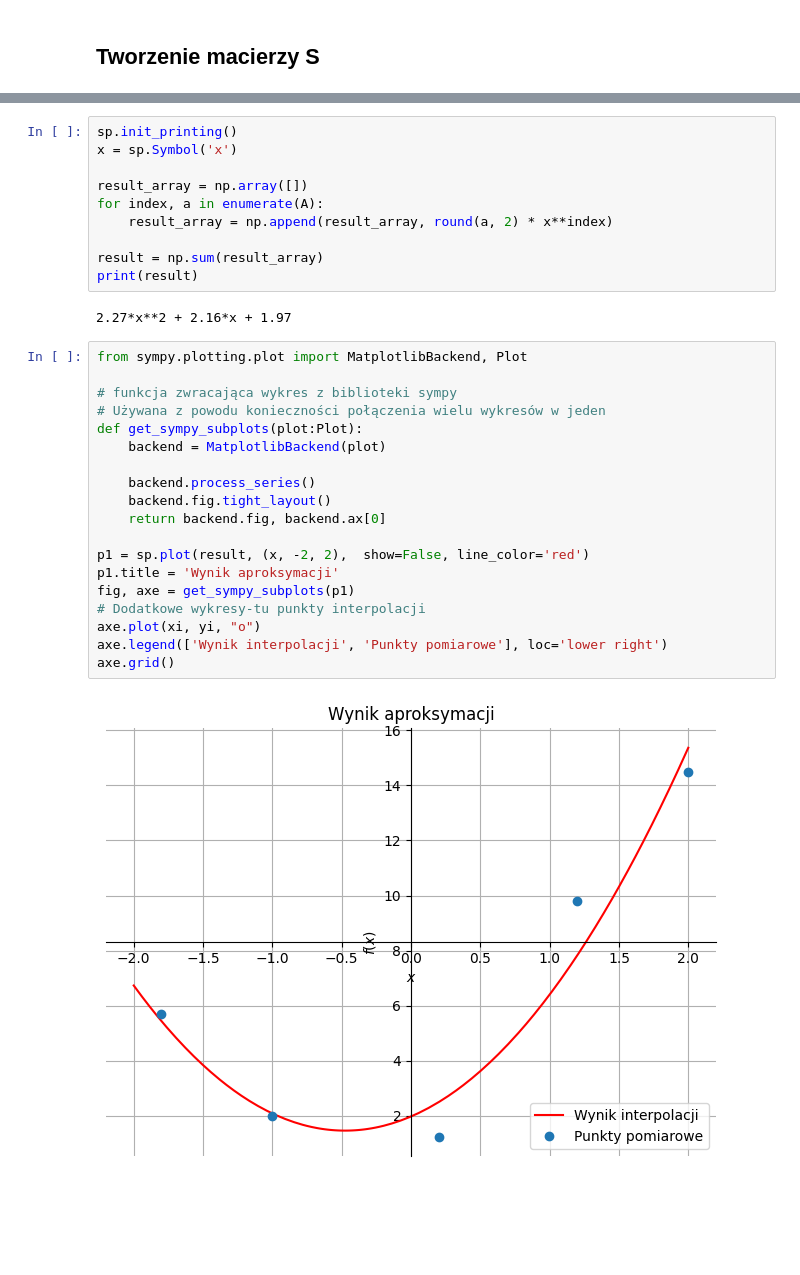
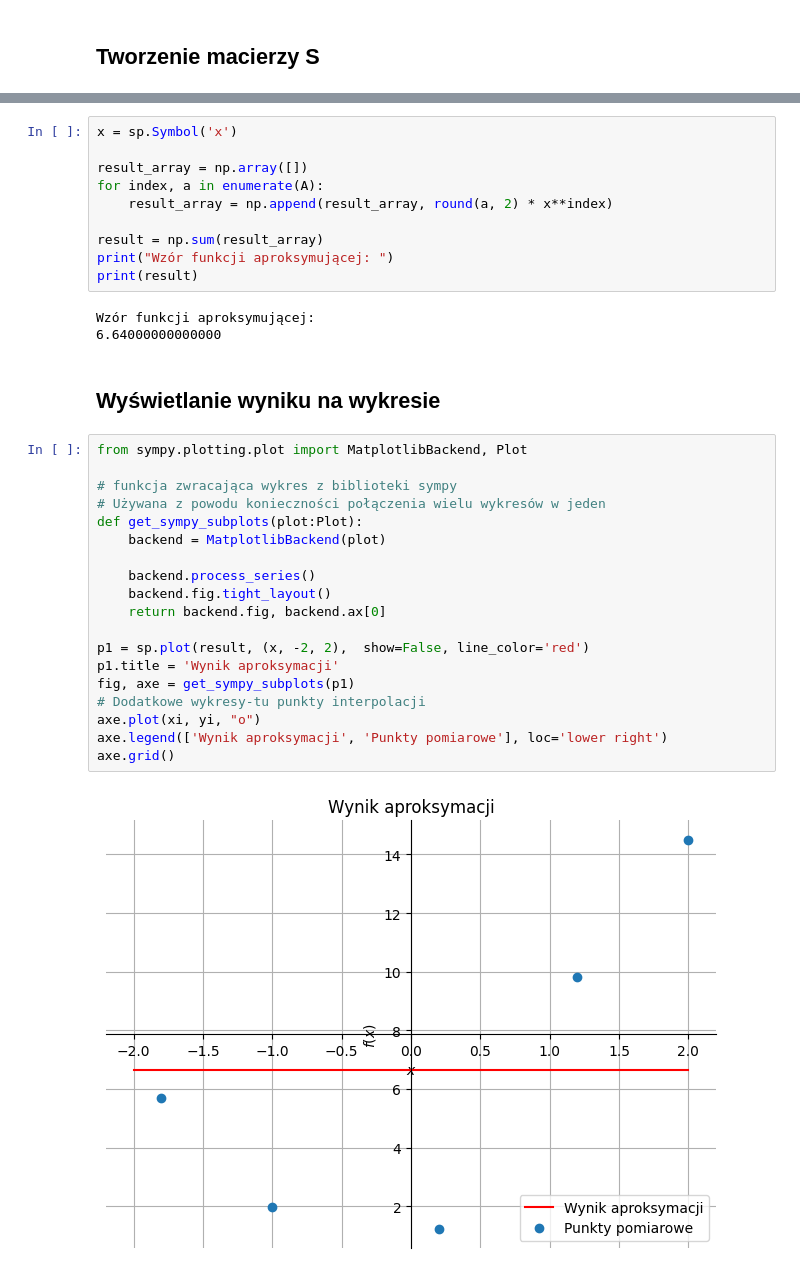
Before and after one commit to Kielx/approximation, a Jupyter notebook: approx.ipynb, the cells around one changed output, grey strips where cells are left out. Saved outputs shown, nothing was run; the diff lists cells and outputs as text; blank space fills up the shorter version.

```diff
--- a/approx.ipynb
+++ b/approx.ipynb
@@ -155,5 +185,4 @@ print(A)
 # %%
-sp.init_printing()
 x = sp.Symbol('x')
 
 result_array = np.array([])
@@ -161,27 +190,31 @@ for index, a in enumerate(A):
     result_array = np.append(result_array, round(a, 2) * x**index)
 
 result = np.sum(result_array)
+print("Wzór funkcji aproksymującej: ")
 print(result)
 # %% [output]
-2.27*x**2 + 2.16*x + 1.97
+Wzór funkcji aproksymującej:
+6.64000000000000
+# %% [markdown]
+## Wyświetlanie wyniku na wykresie
 # %%
 from sympy.plotting.plot import MatplotlibBackend, Plot
 
 # funkcja zwracająca wykres z biblioteki sympy
 # Używana z powodu konieczności połączenia wielu wykresów w jeden
 def get_sympy_subplots(plot:Plot):
     backend = MatplotlibBackend(plot)
 
     backend.process_series()
     backend.fig.tight_layout()
     return backend.fig, backend.ax[0]
 
 p1 = sp.plot(result, (x, -2, 2),  show=False, line_color='red')
 p1.title = 'Wynik aproksymacji'
 fig, axe = get_sympy_subplots(p1)
 # Dodatkowe wykresy-tu punkty interpolacji
 axe.plot(xi, yi, "o")
-axe.legend(['Wynik interpolacji', 'Punkty pomiarowe'], loc='lower right')
+axe.legend(['Wynik aproksymacji', 'Punkty pomiarowe'], loc='lower right')
 axe.grid()
 # %% [output]
-[figure, old version]
+[figure, new version]
```
Also changed, not shown: parts of 9 cells of this notebook, 2 other files.
